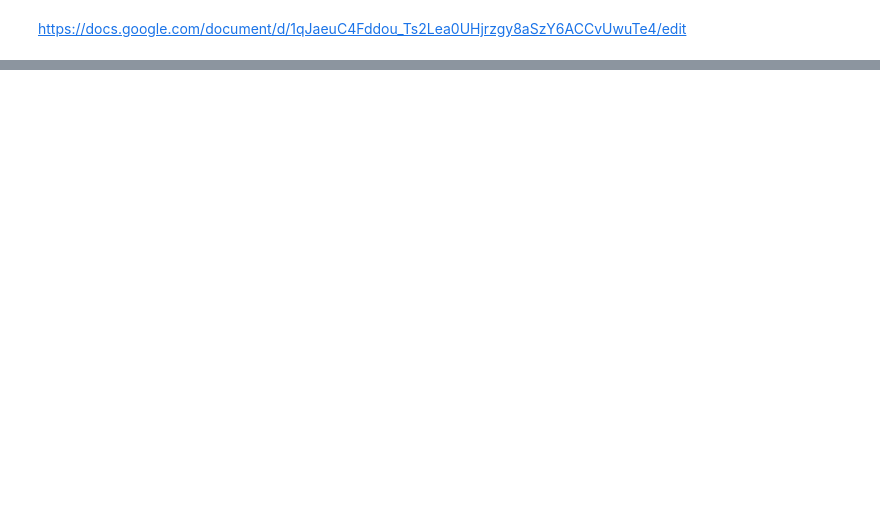
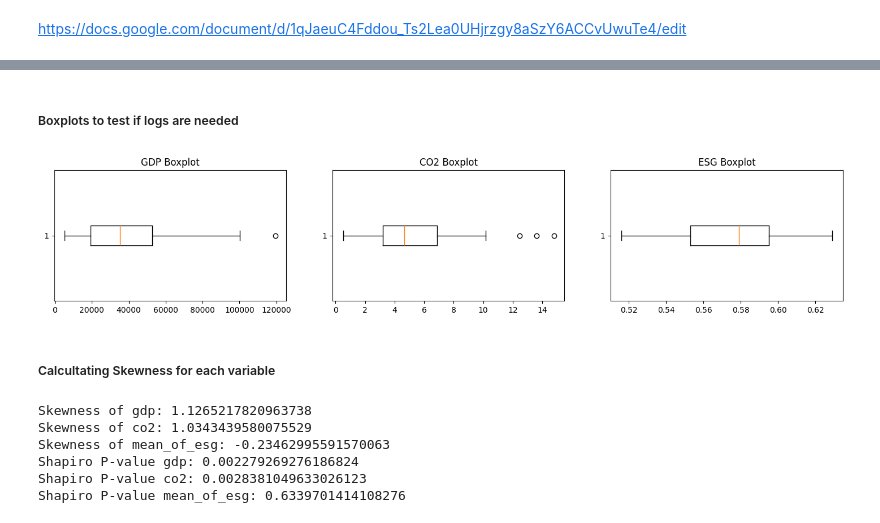
Before and after one commit to franklinchuks/Culture_ESG_EKC_THESIS, a Jupyter notebook: kuznets_esg_culture.ipynb, the cells around one changed output, grey strips where cells are left out. Cells and saved outputs as stored; diff of their text form; code cells hidden in the pictures; blank space fills up the shorter version.

```diff
--- a/kuznets_esg_culture.ipynb
+++ b/kuznets_esg_culture.ipynb
@@ -44,0 +102,40 @@ combined_df.head(5)
+# %% [markdown]
+<h5>Boxplots to test if logs are needed
+# %%
+plt.figure(figsize=(18, 3))
+plt.subplot(1, 3, 1)
+plt.boxplot(combined_df['gdp'], vert=False)
+plt.title('GDP Boxplot')
+plt.subplot(1, 3, 2)
+plt.boxplot(combined_df['co2'], vert=False)
+plt.title('CO2 Boxplot')
+plt.subplot(1, 3, 3)
+plt.boxplot(combined_df['mean_of_esg'], vert=False)
+plt.title('ESG Boxplot')
+plt.show()
+# %% [output]
+[figure, added]
+# %% [markdown]
+<h5>Calcultating Skewness for each variable
+# %%
+#Skewness test
+skewness_results = {}
+for column in combined_df.columns[2:5]:
+    skewness_results[column] = skew(combined_df[column])
+for variable, skewness_value in skewness_results.items():
+    print(f"Skewness of {variable}: {skewness_value}")
+
+#Shapiro test
+shapiro_results = {}
+for column in combined_df.columns[2:5]:
+    stat, p_value = shapiro(combined_df[column])
+    shapiro_results[column] = {'Statistic': stat, 'P-value': p_value}
+for variable, results in shapiro_results.items():
+    print(f"Shapiro P-value {variable}: {results['P-value']}")
+# %% [output]
+Skewness of gdp: 1.1265217820963738
+Skewness of co2: 1.0343439580075529
+Skewness of mean_of_esg: -0.23462995591570063
+Shapiro P-value gdp: 0.002279269276186824
+Shapiro P-value co2: 0.0028381049633026123
+Shapiro P-value mean_of_esg: 0.6339701414108276
```
Also changed, not shown: parts of 35 cells of this notebook.
